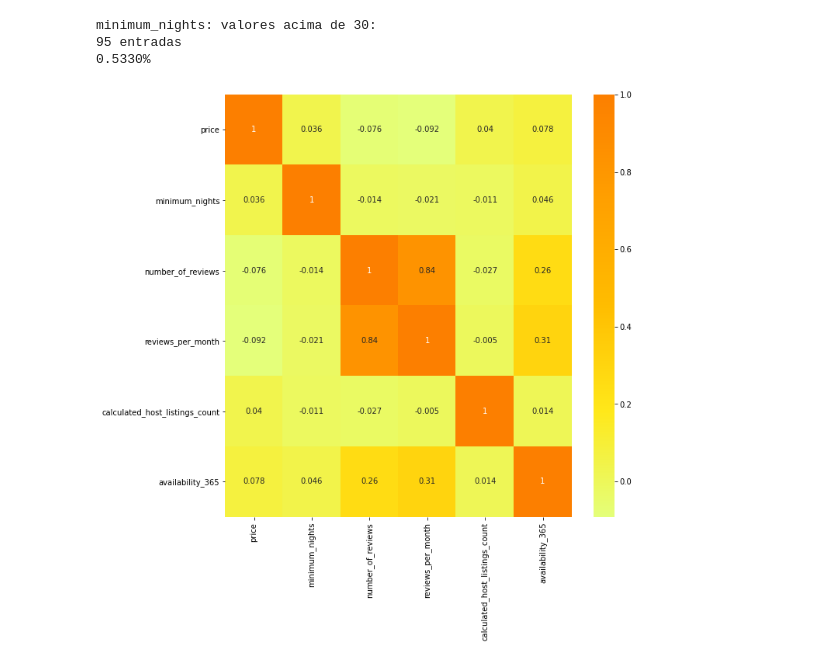
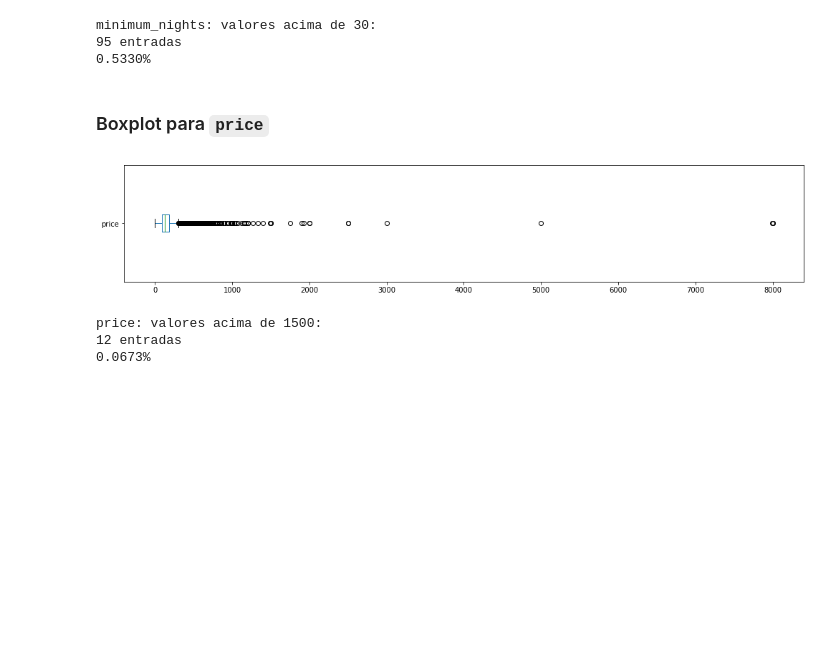
Before and after one commit to feliperromao/datascience-na-pratica, a Jupyter notebook: Análise_de_dados_Airbnb_Rio_de_Janeiro.ipynb, the cells around one changed output. Drawn from its saved outputs; the diff is of its cells as text; code cells hidden in the pictures; blank space fills up the shorter version.

```diff
--- a/Análise_de_dados_Airbnb_Rio_de_Janeiro.ipynb
+++ b/Análise_de_dados_Airbnb_Rio_de_Janeiro.ipynb
@@ -102,10 +112,20 @@ print("{:.4f}%".format(percent_minimum_nights))
 minimum_nights: valores acima de 30:
 95 entradas
 0.5330%
-# %%
-fig, ax = plt.subplots(figsize=(10,10))
-
-sns.heatmap(normalized_df.corr(), cmap="Wistia", annot=True, ax=ax)
-plt.show()
-# %% [output]
-[figure, removed]
+# %% [markdown]
+### Boxplot para `price`
+# %%
+df.price.plot(kind="box", vert=False, figsize=(17,3))
+plt.show()
+
+# Ver quantidade de valores acima de 1500
+entries_price = len(df[df.price > 1500])
+percent_price = len(df[df.price > 1500]) / df.shape[0] * 100
+print("price: valores acima de 1500:")
+print("{} entradas".format(entries_price))
+print("{:.4f}%".format(percent_price))
+# %% [output]
+[figure, added]
+price: valores acima de 1500:
+12 entradas
+0.0673%
```
Also changed, not shown: parts of 14 cells of this notebook.
